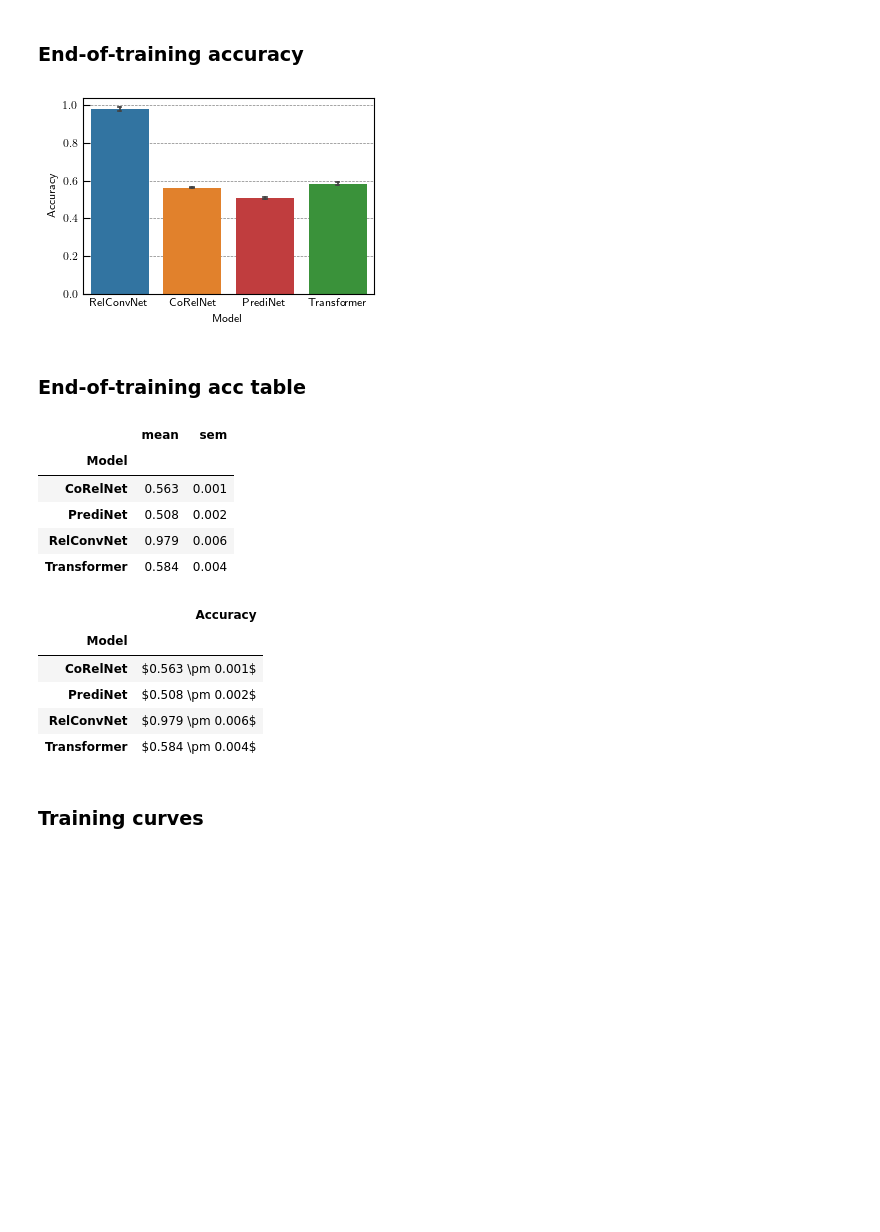
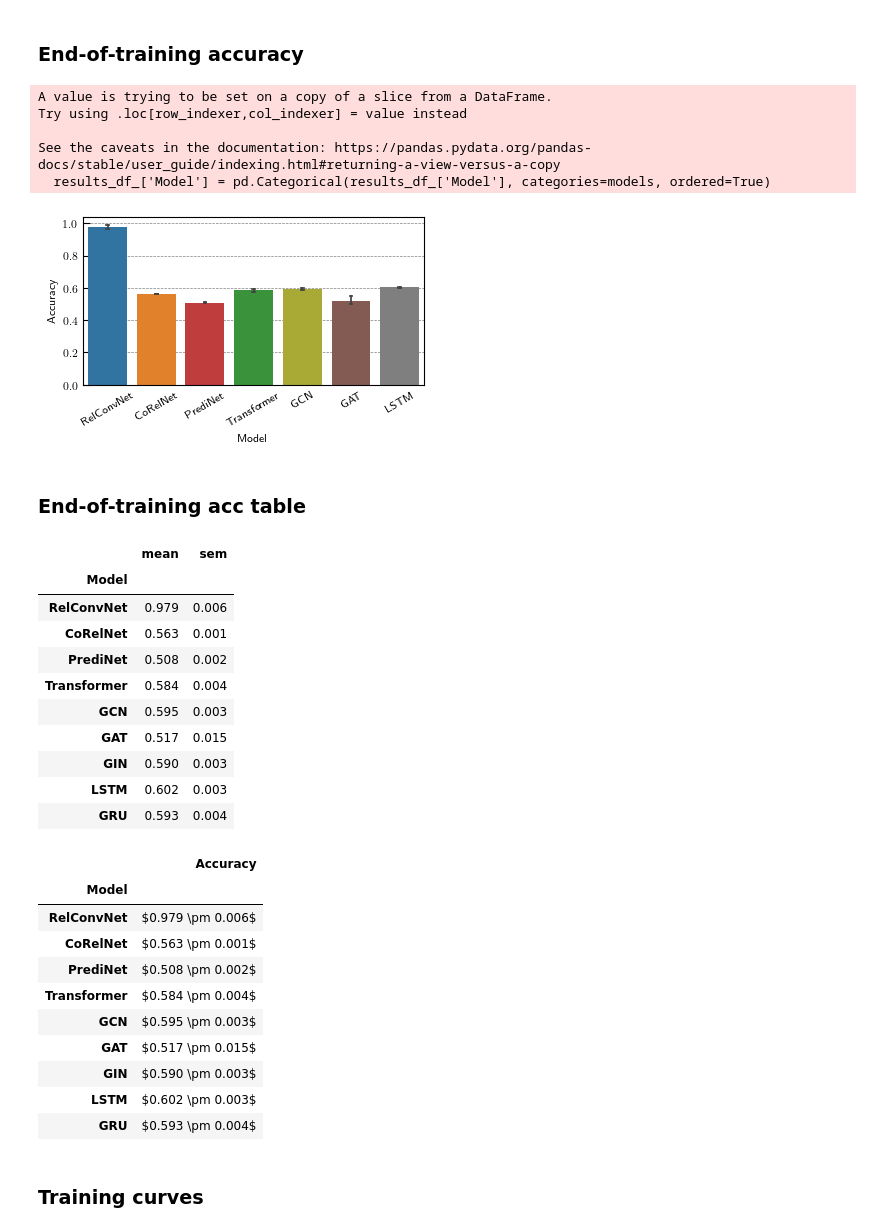
Before and after one commit to Awni00/relational-convolutions, a Jupyter notebook: paper_figures/generate_figures_tables.ipynb, the cells around one changed output. Drawn from its saved outputs; the diff is of its cells as text; code cells hidden in the pictures; blank space fills up the shorter version.

```diff
--- a/paper_figures/generate_figures_tables.ipynb
+++ b/paper_figures/generate_figures_tables.ipynb
@@ -46,7 +46,12 @@ model_label_map = {
     'relconvnet': 'RelConvNet',
     'tempgroup_relconvnet': 'RelConvNet (Temporal G)',
     'featuregroup_relconvnet': 'RelConvNet (Feature G)',
-    'contextgroup_relconvnet': 'RelConvNet (Contextual G)'
+    'contextgroup_relconvnet': 'RelConvNet (Contextual G)',
+    'gru': 'GRU',
+    'lstm': 'LSTM',
+    'gcn': 'GCN',
+    'gat': 'GAT',
+    'gin': 'GIN',
     }
 
 cmap = plt.cm.tab10
@@ -56,7 +61,9 @@ color_map = {
     'RelConvNet': cmap(0),
     'RelConvNet (Temporal G)': cmap(9),
     'RelConvNet (Feature G)': cmap(6),
-    'RelConvNet (Contextual G)': cmap(4)
+    'RelConvNet (Contextual G)': cmap(4),
+    'LSTM': cmap(7), 'GRU': cmap(7),
+    'GCN': cmap(8), 'GAT': cmap(5), 'GIN': cmap(8),
     }
 # %%
 plt.bar(list(range(len(color_map))), 1, color=color_map.values());
@@ -438,7 +445,7 @@ fig.savefig(f'{save_dir}/all_training_curves.pdf')
 ### End-of-training accuracy
 # %%
 results_df = pd.read_csv('figure_data/contains_set/end-of-training-accuracy.csv', index_col=0)
-models = ['relconvnet', 'corelnet', 'predinet', 'transformer', 'abstractor']
+models = ['relconvnet', 'corelnet', 'predinet', 'transformer', 'gcn', 'gat', 'gin', 'lstm', 'gru']
 group_filter = results_df.group.isin(models)
 results_df = results_df[group_filter]
 
@@ -447,12 +454,21 @@ results_df.sort_values('group', inplace=True)
 results_df['group'] = results_df['group'].map(model_label_map)
 results_df.rename(columns={'group': 'Model', 'acc': 'Accuracy'}, inplace=True)
 # %%
-fig, ax = plt.subplots(figsize=(3.5, 2.5))
-sns.barplot(results_df, y='Accuracy', x='Model', **errbar_kwargs, palette=color_map, ax=ax)
+models = [model_label_map[m] for m in ('relconvnet', 'corelnet', 'predinet', 'transformer', 'gcn', 'gat', 'lstm')]
+results_df_ = results_df[results_df.Model.isin(models)]
+results_df_['Model'] = pd.Categorical(results_df_['Model'], categories=models, ordered=True)
+fig, ax = plt.subplots(figsize=(4, 2.5))
+sns.barplot(results_df_, y='Accuracy', x='Model', **errbar_kwargs, palette=color_map, ax=ax)
+ax.set_xticklabels(ax.get_xticklabels(), rotation=30)
 fig.set_tight_layout(True)
 fig.savefig(f'{save_dir}/contains_set_acc.pdf')
 # %% [output]
+A value is trying to be set on a copy of a slice from a DataFrame.
+Try using .loc[row_indexer,col_indexer] = value instead
+
+See the caveats in the documentation: https://pandas.pydata.org/pandas-docs/stable/user_guide/indexing.html#returning-a-view-versus-a-copy
+  results_df_['Model'] = pd.Categorical(results_df_['Model'], categories=models, ordered=True)
-[figure, old version]
+[figure, new version]
 # %% [markdown]
 ### End-of-training acc table
 # %%
@@ -462,10 +478,15 @@ agg_df
 # %% [output]
 |  | mean | sem |
 | Model |  |  |
+| RelConvNet | 0.979 | 0.006 |
 | CoRelNet | 0.563 | 0.001 |
 | PrediNet | 0.508 | 0.002 |
-| RelConvNet | 0.979 | 0.006 |
 | Transformer | 0.584 | 0.004 |
+| GCN | 0.595 | 0.003 |
+| GAT | 0.517 | 0.015 |
+| GIN | 0.590 | 0.003 |
+| LSTM | 0.602 | 0.003 |
+| GRU | 0.593 | 0.004 |
 # %%
 agg_df['Accuracy'] = agg_df.apply(lambda x: f"${x['mean']:0.3f} \pm {x['sem']:0.3f}$", axis=1)
 agg_df = agg_df[['Accuracy']]
@@ -473,10 +494,15 @@ agg_df
 # %% [output]
 |  | Accuracy |
 | Model |  |
+| RelConvNet | $0.979 \pm 0.006$ |
 | CoRelNet | $0.563 \pm 0.001$ |
 | PrediNet | $0.508 \pm 0.002$ |
-| RelConvNet | $0.979 \pm 0.006$ |
 | Transformer | $0.584 \pm 0.004$ |
+| GCN | $0.595 \pm 0.003$ |
+| GAT | $0.517 \pm 0.015$ |
+| GIN | $0.590 \pm 0.003$ |
+| LSTM | $0.602 \pm 0.003$ |
+| GRU | $0.593 \pm 0.004$ |
 # %%
 input('overwrite latex table?')
 latex_table = agg_df.to_latex(escape=False)
```
Also changed, not shown: parts of 5 cells of this notebook.
